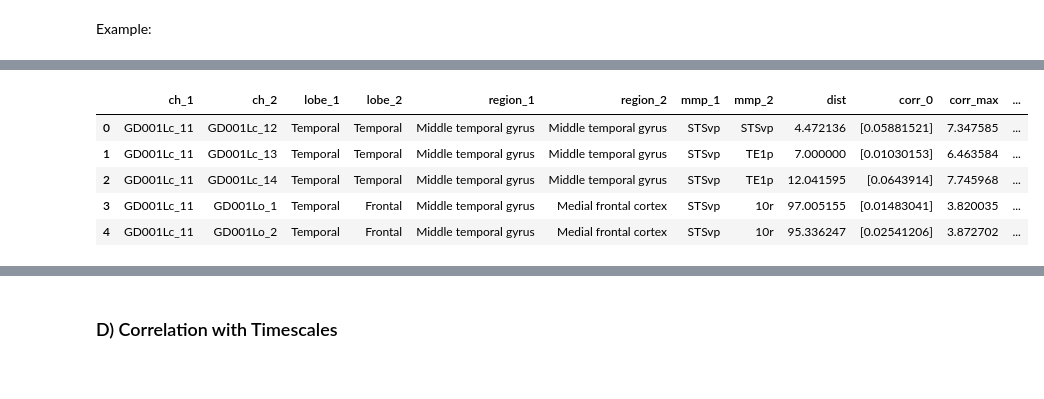
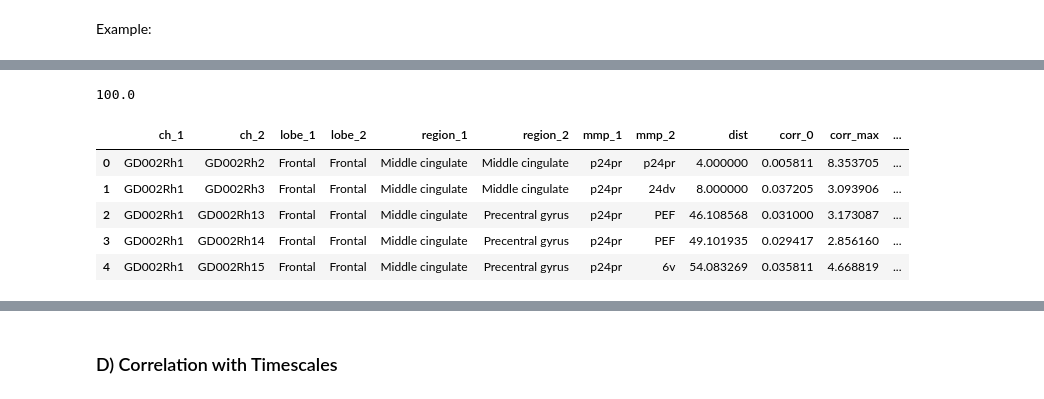
Before and after one commit to cusinatr/MNI-Analysis, a Jupyter notebook: Supplementary/test_bispectrum.ipynb, the cells around one changed output, grey strips where cells are left out. Cells and saved outputs as stored; diff of their text form; code cells hidden in the pictures.

```diff
--- a/Supplementary/test_bispectrum.ipynb
+++ b/Supplementary/test_bispectrum.ipynb
@@ -120,15 +148,19 @@ fig, axes = tde.results.plot()
+# %%
+epo["034"].info["lowpass"]
+# %% [output]
+100.0
 # %%
 # TODO: embed it in compute_SC function
 # %%
-df_sc = pd.read_csv("F:\iEEG_neural_dynamics\MNIOpen\Results_SC_bispectrum\SC_W.csv", index_col=0)
+df_sc = pd.read_csv("F:\\MNIOpen\\old\\Results_SC_bispectrum\\SC_N3.csv", index_col=0)
 df_sc.head()
 # %% [output]
 |  | ch_1 | ch_2 | lobe_1 | lobe_2 | region_1 | region_2 | mmp_1 | mmp_2 | dist | corr_0 | corr_max | ... |
-| 0 | GD001Lc_11 | GD001Lc_12 | Temporal | Temporal | Middle temporal gyrus | Middle temporal gyrus | STSvp | STSvp | 4.472136 | [0.05881521] | 7.347585 | ... |
-| 1 | GD001Lc_11 | GD001Lc_13 | Temporal | Temporal | Middle temporal gyrus | Middle temporal gyrus | STSvp | TE1p | 7.000000 | [0.01030153] | 6.463584 | ... |
-| 2 | GD001Lc_11 | GD001Lc_14 | Temporal | Temporal | Middle temporal gyrus | Middle temporal gyrus | STSvp | TE1p | 12.041595 | [0.0643914] | 7.745968 | ... |
-| 3 | GD001Lc_11 | GD001Lo_1 | Temporal | Frontal | Middle temporal gyrus | Medial frontal cortex | STSvp | 10r | 97.005155 | [0.01483041] | 3.820035 | ... |
-| 4 | GD001Lc_11 | GD001Lo_2 | Temporal | Frontal | Middle temporal gyrus | Medial frontal cortex | STSvp | 10r | 95.336247 | [0.02541206] | 3.872702 | ... |
+| 0 | GD002Rh1 | GD002Rh2 | Frontal | Frontal | Middle cingulate | Middle cingulate | p24pr | p24pr | 4.000000 | 0.005811 | 8.353705 | ... |
+| 1 | GD002Rh1 | GD002Rh3 | Frontal | Frontal | Middle cingulate | Middle cingulate | p24pr | 24dv | 8.000000 | 0.037205 | 3.093906 | ... |
+| 2 | GD002Rh1 | GD002Rh13 | Frontal | Frontal | Middle cingulate | Precentral gyrus | p24pr | PEF | 46.108568 | 0.031000 | 3.173087 | ... |
+| 3 | GD002Rh1 | GD002Rh14 | Frontal | Frontal | Middle cingulate | Precentral gyrus | p24pr | PEF | 49.101935 | 0.029417 | 2.856160 | ... |
+| 4 | GD002Rh1 | GD002Rh15 | Frontal | Frontal | Middle cingulate | Precentral gyrus | p24pr | 6v | 54.083269 | 0.035811 | 4.668819 | ... |
 # %%
 import matplotlib.pyplot as plt
 from scipy.optimize import curve_fit
```
Also changed, not shown: parts of 15 cells of this notebook, 2 other files.
